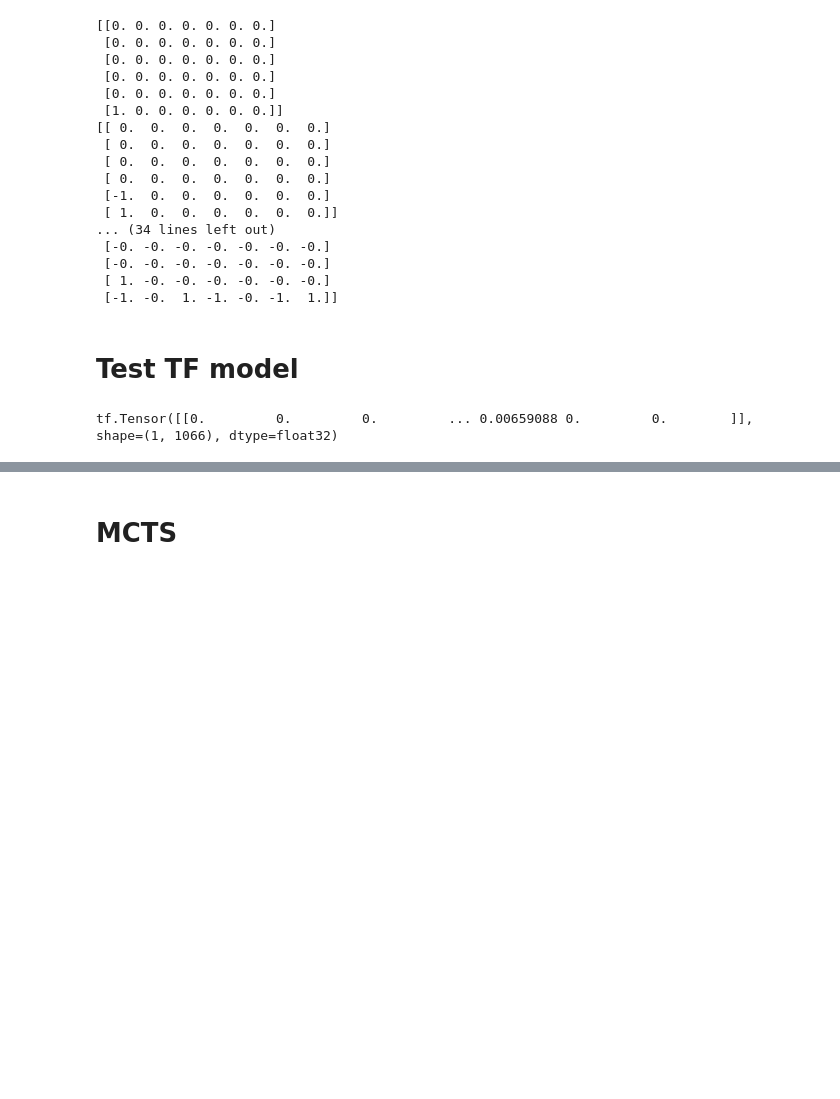
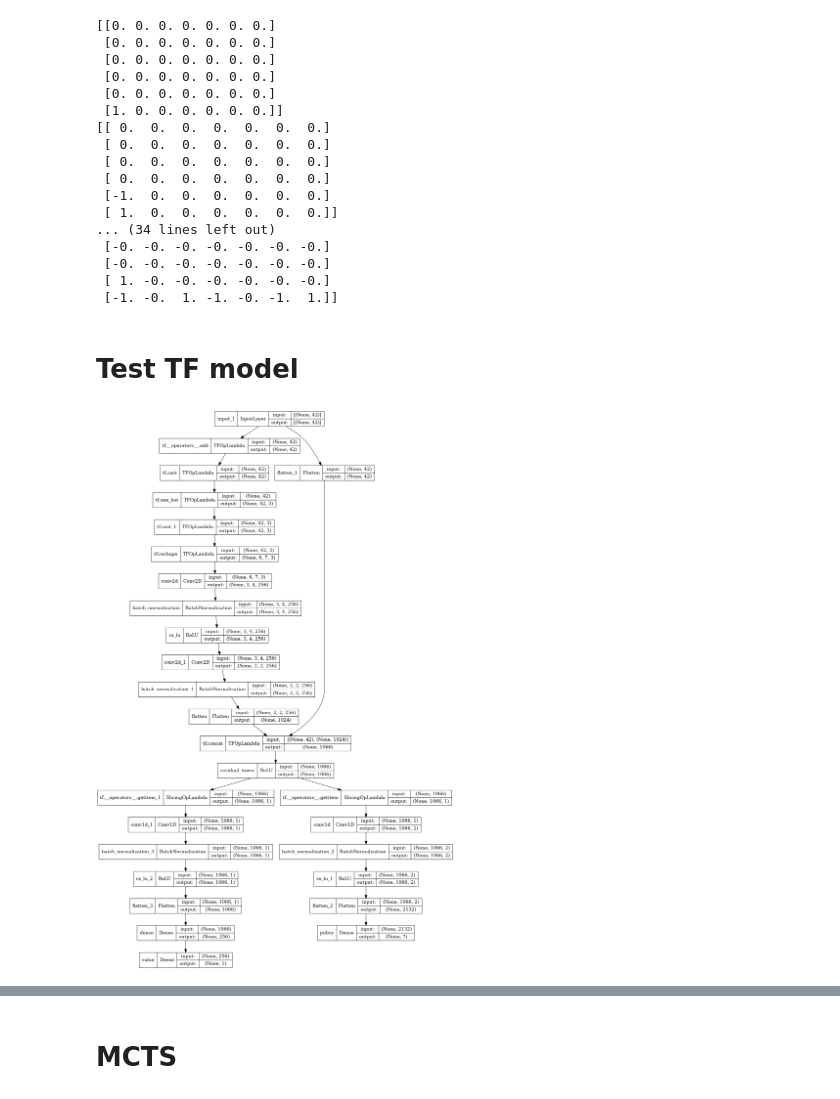
Before and after one commit to andreariba/games-ai, a Jupyter notebook: 4_in_a_row/tf_models/library_devs.ipynb, the cells around one changed output, grey strips where cells are left out. Saved outputs shown, nothing was run; the diff lists cells and outputs as text; code cells hidden in the pictures; blank space fills up the shorter version.

Commit message:
4inarow dataset and model training

```diff
--- a/4_in_a_row/tf_models/library_devs.ipynb
+++ b/4_in_a_row/tf_models/library_devs.ipynb
@@ -242,25 +130,6 @@ import numpy as np
 import tensorflow as tf
 # %%
 inputs = fiar.get_board_from_player(player=-1)[np.newaxis,:]
-# %%
-x = tf.cast(tf.one_hot(tf.cast(inputs + 1, tf.int32), 3), tf.float32)
-x = tf.reshape(x, (-1, 6, 7, 3))
-x = tf.keras.layers.Conv2D(
-        filters=256, kernel_size=(4, 4)
-    )(x)
-x = tf.keras.layers.BatchNormalization()(x)
-x = tf.keras.layers.ReLU()(x)
-x = tf.keras.layers.Conv2D(
-        filters=256, kernel_size=(2,3)
-    )(x)
-x = tf.keras.layers.BatchNormalization()(x)
-x = tf.keras.layers.Flatten()(x)
-flatten_inputs = tf.keras.layers.Flatten()(inputs)
-x = tf.concat([flatten_inputs, x], axis=1)
-residual_tower = tf.keras.layers.ReLU(name="residual_tower")(x)
-print(residual_tower)
-# %% [output]
-tf.Tensor([[0.         0.         0.         ... 0.00659088 0.         0.        ]], shape=(1, 1066), dtype=float32)
 # %%
 def create_az_model():
 
@@ -329,6 +198,10 @@ def create_az_model():
     return model
 # %%
 model = create_az_model()
+# %%
+tf.keras.utils.plot_model(model, show_shapes=True)
+# %% [output]
+[figure, added]
 # %%
 model(inputs)
 # %% [output]
```
Also changed, not shown: parts of 23 cells of this notebook, 6 other files.
